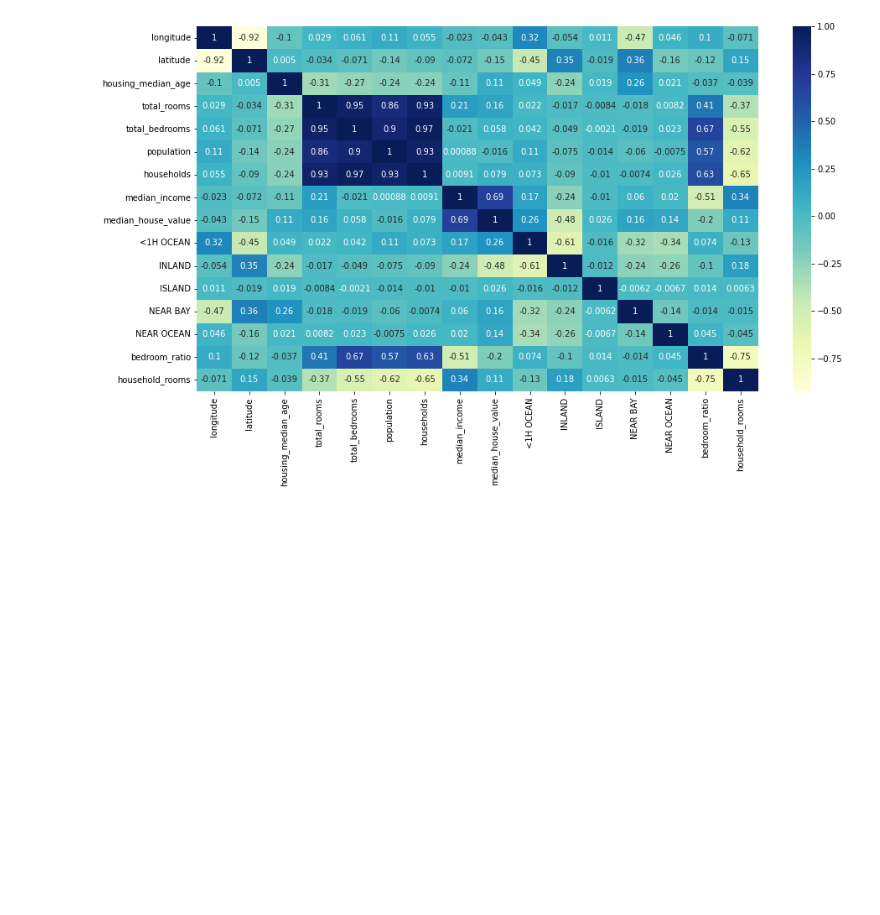
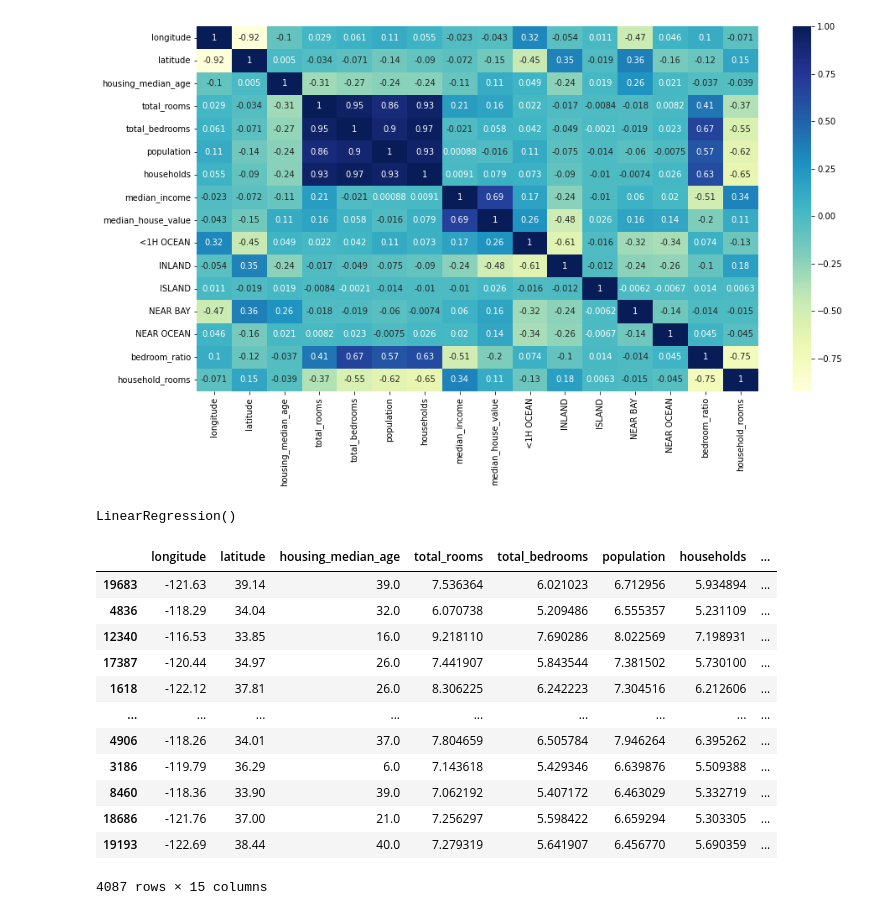
Before and after one commit to kagozi/Kaggle_housePrices, a Jupyter notebook: housingPrices.ipynb, the cells around one changed output. Drawn from its saved outputs; the diff is of its cells as text; code cells hidden in the pictures; blank space fills up the shorter version.

Commit message:
Restructured Test Data

```diff
--- a/housingPrices.ipynb
+++ b/housingPrices.ipynb
@@ -170,3 +170,37 @@ sns.heatmap(train_data.corr(), annot=True, cmap="YlGnBu")
 # %% [output]
 <Axes: >
 [figure]
+# %%
+from sklearn.linear_model import LinearRegression
+X_train, y_train = train_data.drop(['median_house_value'], axis=1), train_data['median_house_value']
+reg = LinearRegression()
+reg.fit(X_train, y_train)
+# %% [output]
+LinearRegression()
+# %%
+test_data = X_test.join(y_test)
+test_data['total_rooms'] = np.log(test_data['total_rooms'] + 1)
+test_data['total_bedrooms'] = np.log(test_data['total_bedrooms'] + 1)
+test_data['population'] = np.log(test_data['population'] + 1)
+test_data['households'] = np.log(test_data['households'] + 1)
+
+test_data = test_data.join(pd.get_dummies(test_data.ocean_proximity)).drop(['ocean_proximity'], axis=1)
+
+test_data['bedroom_ratio'] = test_data['total_bedrooms'] / test_data['total_rooms']
+test_data['household_rooms'] = test_data['total_rooms'] / test_data['households']
+# %%
+test_data
+# %% [output]
+|  | longitude | latitude | housing_median_age | total_rooms | total_bedrooms | population | households | ... |
+| 19683 | -121.63 | 39.14 | 39.0 | 7.536364 | 6.021023 | 6.712956 | 5.934894 | ... |
+| 4836 | -118.29 | 34.04 | 32.0 | 6.070738 | 5.209486 | 6.555357 | 5.231109 | ... |
+| 12340 | -116.53 | 33.85 | 16.0 | 9.218110 | 7.690286 | 8.022569 | 7.198931 | ... |
+| 17387 | -120.44 | 34.97 | 26.0 | 7.441907 | 5.843544 | 7.381502 | 5.730100 | ... |
+| 1618 | -122.12 | 37.81 | 26.0 | 8.306225 | 6.242223 | 7.304516 | 6.212606 | ... |
+| ... | ... | ... | ... | ... | ... | ... | ... | ... |
+| 4906 | -118.26 | 34.01 | 37.0 | 7.804659 | 6.505784 | 7.946264 | 6.395262 | ... |
+| 3186 | -119.79 | 36.29 | 6.0 | 7.143618 | 5.429346 | 6.639876 | 5.509388 | ... |
+| 8460 | -118.36 | 33.90 | 39.0 | 7.062192 | 5.407172 | 6.463029 | 5.332719 | ... |
+| 18686 | -121.76 | 37.00 | 21.0 | 7.256297 | 5.598422 | 6.659294 | 5.303305 | ... |
+| 19193 | -122.69 | 38.44 | 40.0 | 7.279319 | 5.641907 | 6.456770 | 5.690359 | ... |
+4087 rows × 15 columns
```
